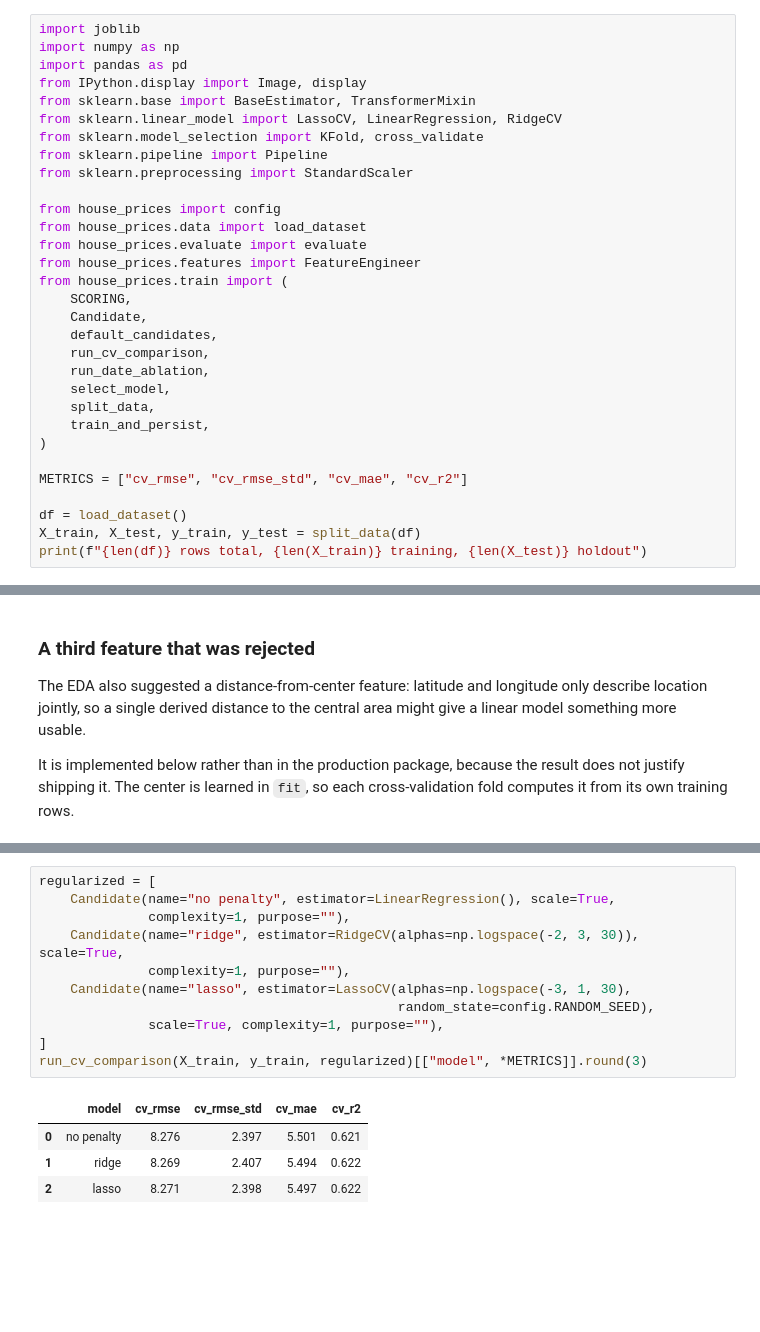
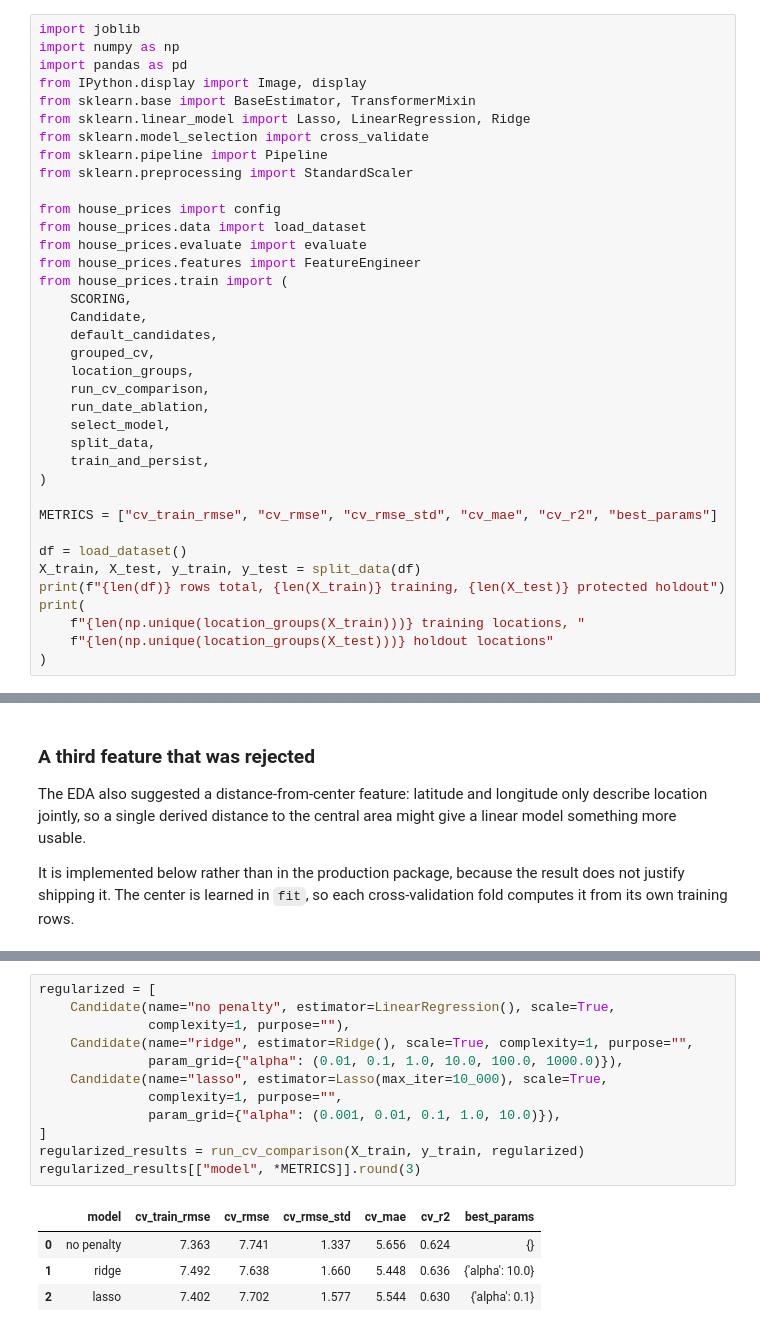
Before and after one commit to glympero/house-price-predictor, a Jupyter notebook: notebooks/02_modeling.ipynb, the cells around one changed output, grey strips where cells are left out. Saved outputs shown, nothing was run; the diff lists cells and outputs as text; blank space fills up the shorter version.

```diff
--- a/notebooks/02_modeling.ipynb
+++ b/notebooks/02_modeling.ipynb
@@ -17,8 +17,8 @@ import numpy as np
 import pandas as pd
 from IPython.display import Image, display
 from sklearn.base import BaseEstimator, TransformerMixin
-from sklearn.linear_model import LassoCV, LinearRegression, RidgeCV
-from sklearn.model_selection import KFold, cross_validate
+from sklearn.linear_model import Lasso, LinearRegression, Ridge
+from sklearn.model_selection import cross_validate
 from sklearn.pipeline import Pipeline
 from sklearn.preprocessing import StandardScaler
 
@@ -30,6 +30,8 @@ from house_prices.train import (
     SCORING,
     Candidate,
     default_candidates,
+    grouped_cv,
+    location_groups,
     run_cv_comparison,
     run_date_ablation,
     select_model,
@@ -37,9 +39,13 @@ from house_prices.train import (
     train_and_persist,
 )
 
-METRICS = ["cv_rmse", "cv_rmse_std", "cv_mae", "cv_r2"]
+METRICS = ["cv_train_rmse", "cv_rmse", "cv_rmse_std", "cv_mae", "cv_r2", "best_params"]
 
 df = load_dataset()
 X_train, X_test, y_train, y_test = split_data(df)
-print(f"{len(df)} rows total, {len(X_train)} training, {len(X_test)} holdout")
+print(f"{len(df)} rows total, {len(X_train)} training, {len(X_test)} protected holdout")
+print(
+    f"{len(np.unique(location_groups(X_train)))} training locations, "
+    f"{len(np.unique(location_groups(X_test)))} holdout locations"
+)
 # %% [output]
@@ -226,17 +246,18 @@ Both choose their penalty strength internally on the training folds.
 # %%
 regularized = [
     Candidate(name="no penalty", estimator=LinearRegression(), scale=True,
               complexity=1, purpose=""),
-    Candidate(name="ridge", estimator=RidgeCV(alphas=np.logspace(-2, 3, 30)), scale=True,
-              complexity=1, purpose=""),
-    Candidate(name="lasso", estimator=LassoCV(alphas=np.logspace(-3, 1, 30),
-                                              random_state=config.RANDOM_SEED),
-              scale=True, complexity=1, purpose=""),
+    Candidate(name="ridge", estimator=Ridge(), scale=True, complexity=1, purpose="",
+              param_grid={"alpha": (0.01, 0.1, 1.0, 10.0, 100.0, 1000.0)}),
+    Candidate(name="lasso", estimator=Lasso(max_iter=10_000), scale=True,
+              complexity=1, purpose="",
+              param_grid={"alpha": (0.001, 0.01, 0.1, 1.0, 10.0)}),
 ]
-run_cv_comparison(X_train, y_train, regularized)[["model", *METRICS]].round(3)
+regularized_results = run_cv_comparison(X_train, y_train, regularized)
+regularized_results[["model", *METRICS]].round(3)
 # %% [output]
-|  | model | cv_rmse | cv_rmse_std | cv_mae | cv_r2 |
-| 0 | no penalty | 8.276 | 2.397 | 5.501 | 0.621 |
-| 1 | ridge | 8.269 | 2.407 | 5.494 | 0.622 |
-| 2 | lasso | 8.271 | 2.398 | 5.497 | 0.622 |
+|  | model | cv_train_rmse | cv_rmse | cv_rmse_std | cv_mae | cv_r2 | best_params |
+| 0 | no penalty | 7.363 | 7.741 | 1.337 | 5.656 | 0.624 | {} |
+| 1 | ridge | 7.492 | 7.638 | 1.660 | 5.448 | 0.636 | {'alpha': 10.0} |
+| 2 | lasso | 7.402 | 7.702 | 1.577 | 5.544 | 0.630 | {'alpha': 0.1} |
 # %%
```
Also changed, not shown: parts of 43 cells of this notebook, 39 other files.
